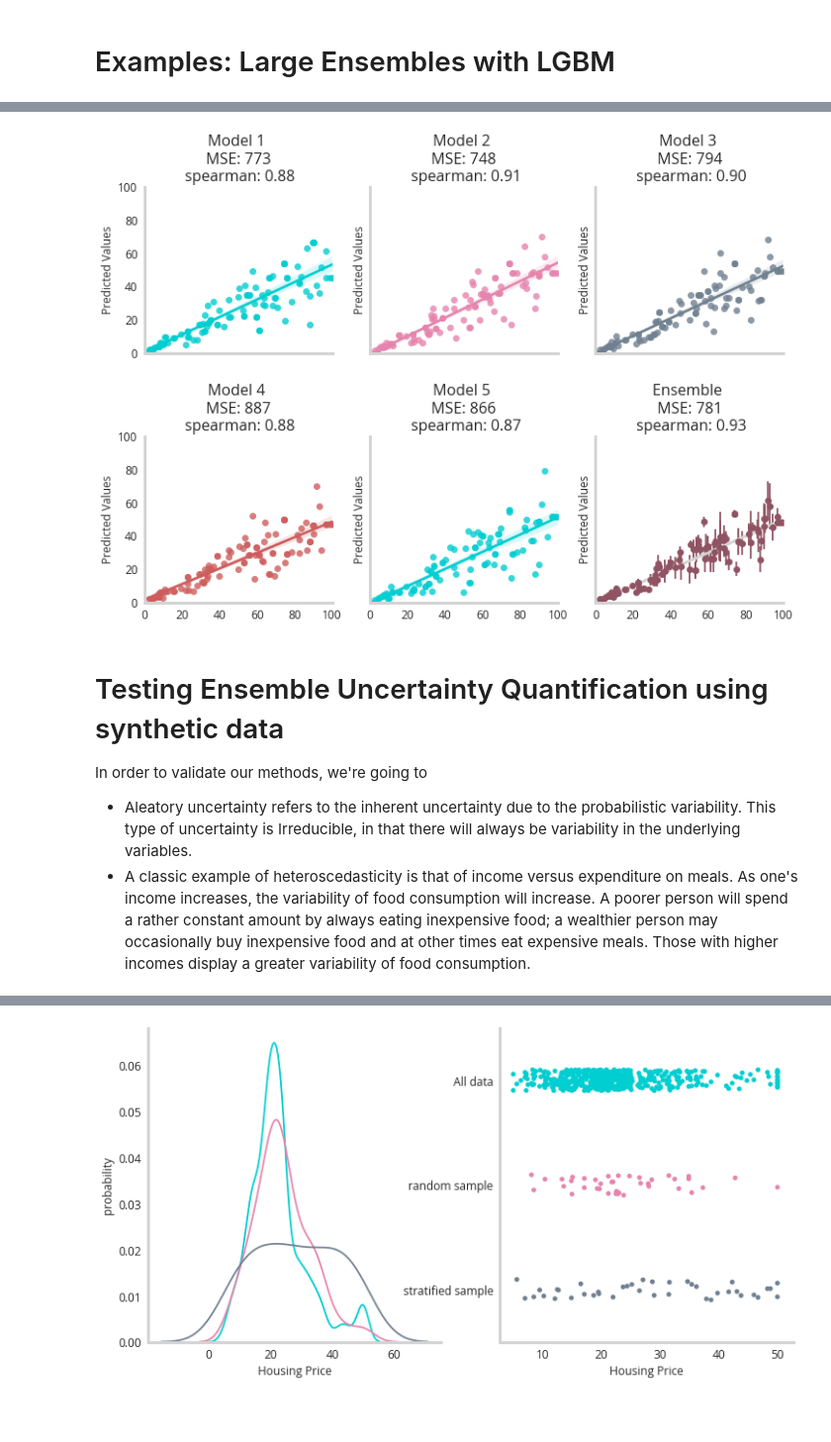
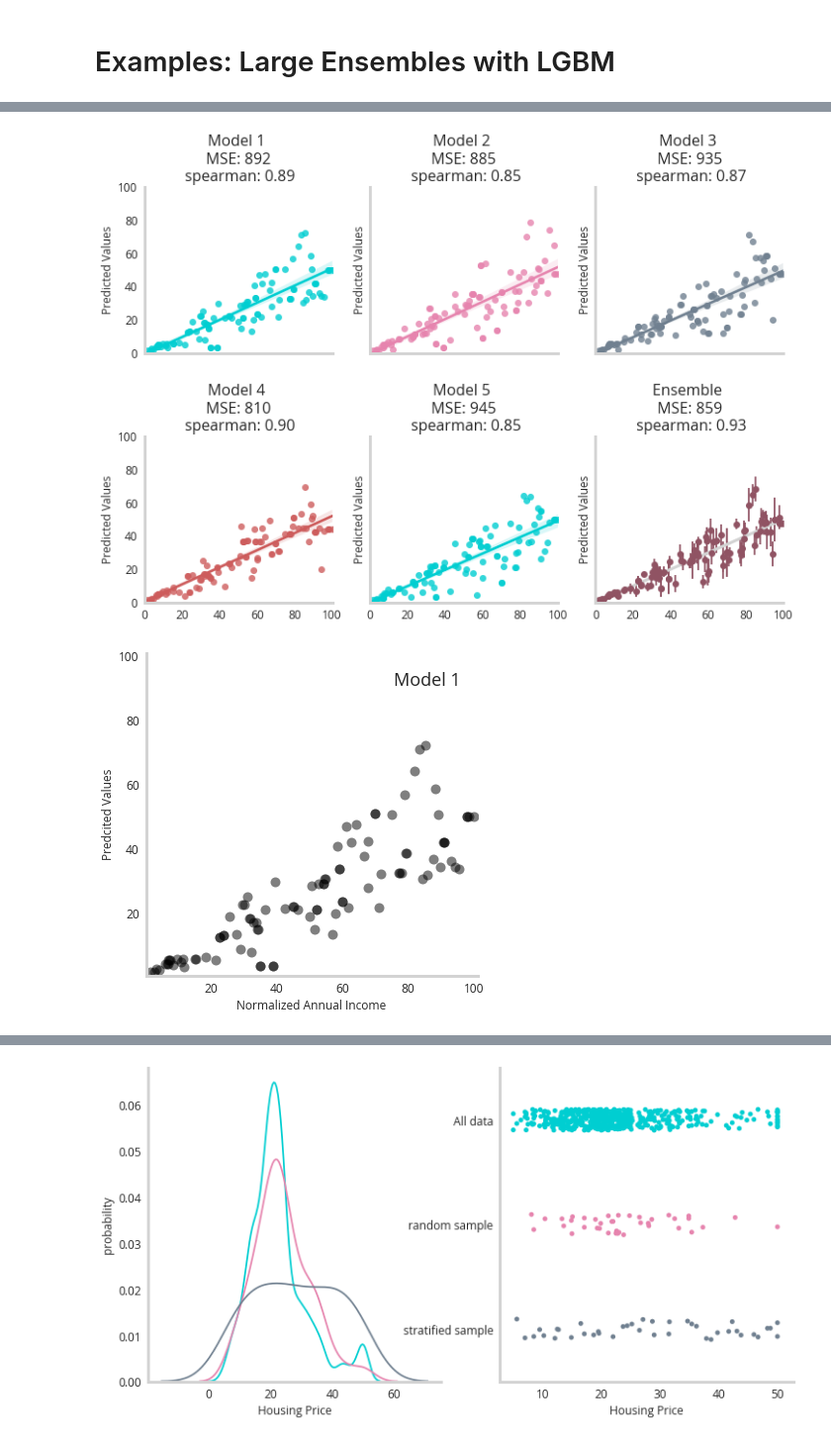
Before and after one commit to NicholasARossi/UQ_methods, a Jupyter notebook: notebooks/Ensemble_methods.ipynb, the cells around one changed output, grey strips where cells are left out. Shown at 99% size. Cells and saved outputs as stored; diff of their text form; code cells hidden in the pictures; blank space fills up the shorter version.

```diff
--- a/notebooks/Ensemble_methods.ipynb
+++ b/notebooks/Ensemble_methods.ipynb
@@ -160,7 +161,7 @@ fig.savefig('figures/linear_model_summary.png',dpi=300,bbox_inches='tight')
 X_dataset, X_holdout, y_dataset, y_holdout = train_test_split(x_values, y_values, test_size=0.1,random_state=42)
 
 LGBM_model=EnsembleModel(X_dataset,y_dataset)
-LGBM_model.train_models(n_splits=5,kernal='LGB')
+LGBM_model.train_models(n_splits=5,kernal='LGB',splitting='kfold')
 LGBM_model.predict(X_holdout)
-LGBM_model.visualize_ensemble(X_holdout,destination='figures')
+LGBM_model.visualize_ensemble(X_holdout,destination='figures',title='LGBM',animate=True)
 # %% [output]
@@ -167,9 +169,2 @@ LGBM_model.visualize_ensemble(X_holdout,destination='figures')
-[figure, old version]
+[figure, new version]
+[figure, added]
-# %% [markdown]
-# Testing Ensemble Uncertainty Quantification using synthetic data
-
-In order to validate our methods, we're going to
-
-
-* Aleatory uncertainty refers to the inherent uncertainty due to the probabilistic variability. This type of uncertainty is Irreducible, in that there will always be variability in the underlying variables.
-* A classic example of heteroscedasticity is that of income versus expenditure on meals. As one's income increases, the variability of food consumption will increase. A poorer person will spend a rather constant amount by always eating inexpensive food; a wealthier person may occasionally buy inexpensive food and at other times eat expensive meals. Those with higher incomes display a greater variability of food consumption.
```
Also changed, not shown: parts of 37 cells of this notebook, 2 other files.
